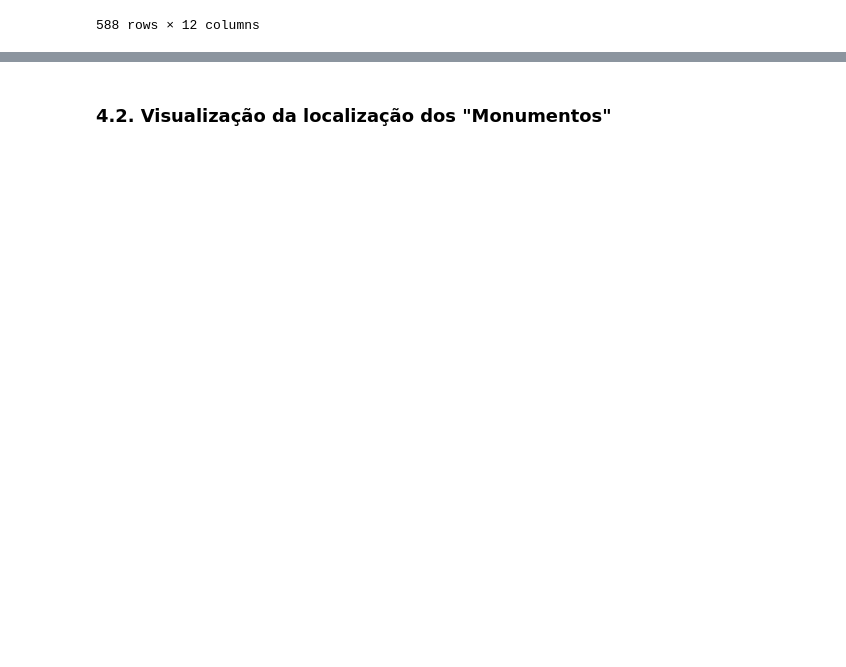
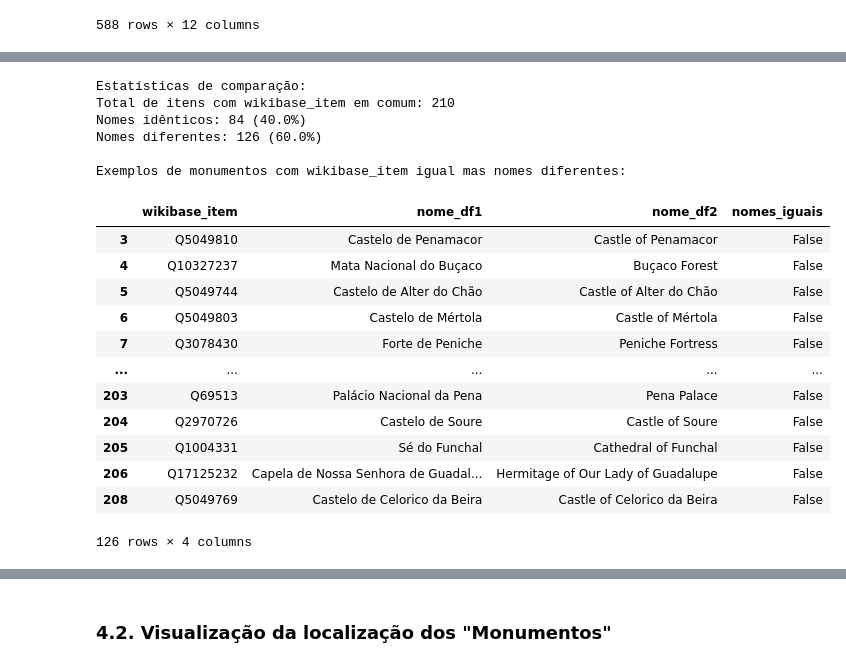
Before and after one commit to GothamAnalytics-7/APVC, a Jupyter notebook: APVC-ProjetoFinal/notebooks/APVC-Parte0.ipynb, the cells around one changed output, grey strips where cells are left out. Saved outputs shown, nothing was run; the diff lists cells and outputs as text; code cells hidden in the pictures; blank space fills up the shorter version.

```diff
--- a/APVC-ProjetoFinal/notebooks/APVC-Parte0.ipynb
+++ b/APVC-ProjetoFinal/notebooks/APVC-Parte0.ipynb
@@ -950 +969,76 @@ Quantidade de 'wikibase_item' de df_monumentos_extra que estão em df_monumentos
+# %%
+def comparar_monumentos_por_wikibase(df1, df2, coluna_wikibase='wikibase_item', coluna_nome='nome_monumento'):
+    """
+    Compara dois DataFrames com base na coluna wikibase_item e verifica se os nomes correspondentes são iguais.
+
+    Args:
+        df1: Primeiro DataFrame (no seu caso, df_monumentos_extra)
+        df2: Segundo DataFrame (no seu caso, df_monumentos_pt)
+        coluna_wikibase: Nome da coluna com os identificadores Wikidata
+        coluna_nome: Nome da coluna com os nomes dos monumentos
+
+    Returns:
+        Um DataFrame com as comparações
+    """
+    # Criar dicionários mapeando wikibase_item para nome em cada DataFrame
+    dict1 = df1.dropna(subset=[coluna_wikibase]).set_index(coluna_wikibase)[coluna_nome].to_dict()
+    dict2 = df2.dropna(subset=[coluna_wikibase]).set_index(coluna_wikibase)[coluna_nome].to_dict()
+
+    # Encontrar itens em comum
+    wikibase_comuns = set(dict1.keys()).intersection(set(dict2.keys()))
+
+    # Preparar lista de resultados
+    resultados = []
+    for wikibase in wikibase_comuns:
+        nome1 = dict1[wikibase]
+        nome2 = dict2[wikibase]
+        resultados.append({
+            'wikibase_item': wikibase,
+            'nome_df1': nome1,
+            'nome_df2': nome2,
+            'nomes_iguais': nome1 == nome2
+        })
+
+    # Criar DataFrame com os resultados
+    df_comparacao = pd.DataFrame(resultados)
+
+    # Calcular estatísticas
+    total_comuns = len(wikibase_comuns)
+    iguais = df_comparacao['nomes_iguais'].sum()
+    diferentes = total_comuns - iguais
+
+    print(f"\nEstatísticas de comparação:")
+    print(f"Total de itens com wikibase_item em comum: {total_comuns}")
+    print(f"Nomes idênticos: {iguais} ({iguais/total_comuns:.1%})")
+    print(f"Nomes diferentes: {diferentes} ({diferentes/total_comuns:.1%})")
+
+    return df_comparacao
+
+# Usar a função
+df_comparacao_nomes = comparar_monumentos_por_wikibase(df_monumentos_extra, df_monumentos_pt)
+
+# Mostrar alguns exemplos onde os nomes são diferentes (se houver)
+if not df_comparacao_nomes[~df_comparacao_nomes['nomes_iguais']].empty:
+    print("\nExemplos de monumentos com wikibase_item igual mas nomes diferentes:")
+    display(df_comparacao_nomes[~df_comparacao_nomes['nomes_iguais']])
+# %% [output]
+Estatísticas de comparação:
+Total de itens com wikibase_item em comum: 210
+Nomes idênticos: 84 (40.0%)
+Nomes diferentes: 126 (60.0%)
+
+Exemplos de monumentos com wikibase_item igual mas nomes diferentes:
+|  | wikibase_item | nome_df1 | nome_df2 | nomes_iguais |
+| 3 | Q5049810 | Castelo de Penamacor | Castle of Penamacor | False |
+| 4 | Q10327237 | Mata Nacional do Buçaco | Buçaco Forest | False |
+| 5 | Q5049744 | Castelo de Alter do Chão | Castle of Alter do Chão | False |
+| 6 | Q5049803 | Castelo de Mértola | Castle of Mértola | False |
+| 7 | Q3078430 | Forte de Peniche | Peniche Fortress | False |
+| ... | ... | ... | ... | ... |
+| 203 | Q69513 | Palácio Nacional da Pena | Pena Palace | False |
+| 204 | Q2970726 | Castelo de Soure | Castle of Soure | False |
+| 205 | Q1004331 | Sé do Funchal | Cathedral of Funchal | False |
+| 206 | Q17125232 | Capela de Nossa Senhora de Guadal... | Hermitage of Our Lady of Guadalupe | False |
+| 208 | Q5049769 | Castelo de Celorico da Beira | Castle of Celorico da Beira | False |
+126 rows × 4 columns
 # %%
```
Also changed, not shown: parts of 13 cells of this notebook.
